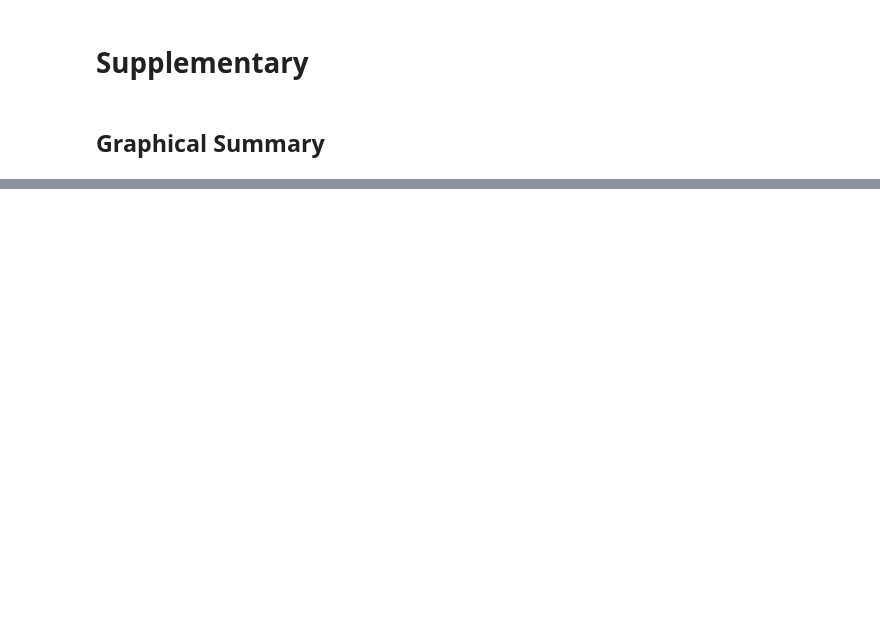
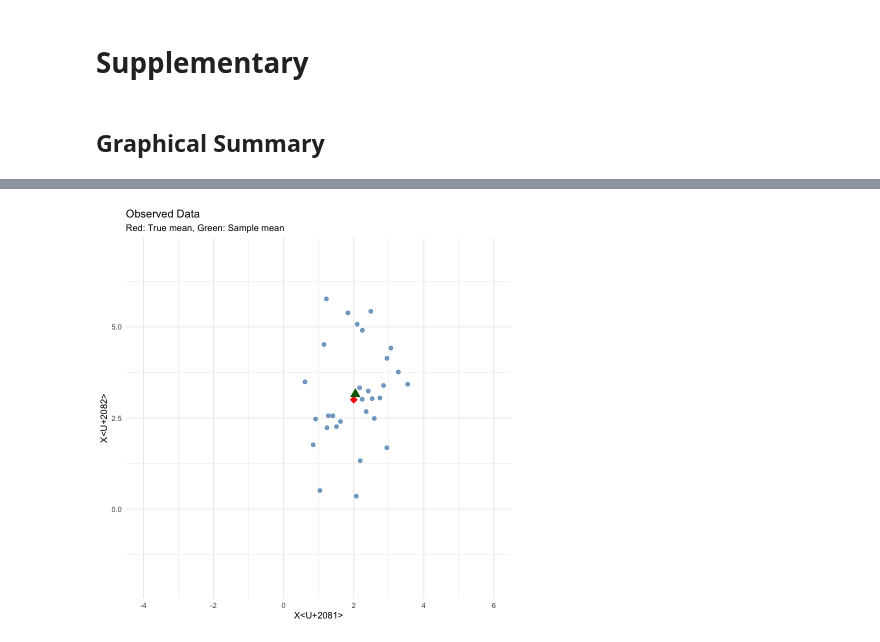
Before and after one commit to StatFunGen/statgen-prerequisites, a Jupyter notebook: Bayesian_multivariate_normal_mean_model.ipynb, the cells around one changed output, grey strips where cells are left out. Drawn from its saved outputs; the diff is of its cells as text; code cells hidden in the pictures; blank space fills up the shorter version.

```diff
--- a/Bayesian_multivariate_normal_mean_model.ipynb
+++ b/Bayesian_multivariate_normal_mean_model.ipynb
@@ -732,0 +575,21 @@ Sample size: 5
+# %%
+
+# =============================================================================
+# 4. CREATE VISUALIZATIONS
+# =============================================================================
+
+# Plot 1: Data scatter plot with true mean
+p1 <- ggplot(data.frame(data), aes(x = X1, y = X2)) +
+  geom_point(alpha = 0.7, size = 2, color = "steelblue") +
+  geom_point(data = data.frame(X1 = true_mean[1], X2 = true_mean[2]),
+             aes(x = X1, y = X2), color = "red", size = 4, shape = 18) +
+  geom_point(data = data.frame(X1 = sample_mean[1], X2 = sample_mean[2]),
+             aes(x = X1, y = X2), color = "darkgreen", size = 4, shape = 17) +
+  labs(title = "Observed Data",
+       subtitle = "Red: True mean, Green: Sample mean",
+       x = "X₁", y = "X₂") +
+  xlim(xlim) + ylim(ylim) +
+  theme_minimal()
+  p1
+# %% [output]
+[figure, added]
```
Also changed, not shown: parts of 60 cells of this notebook, 13 other files.
